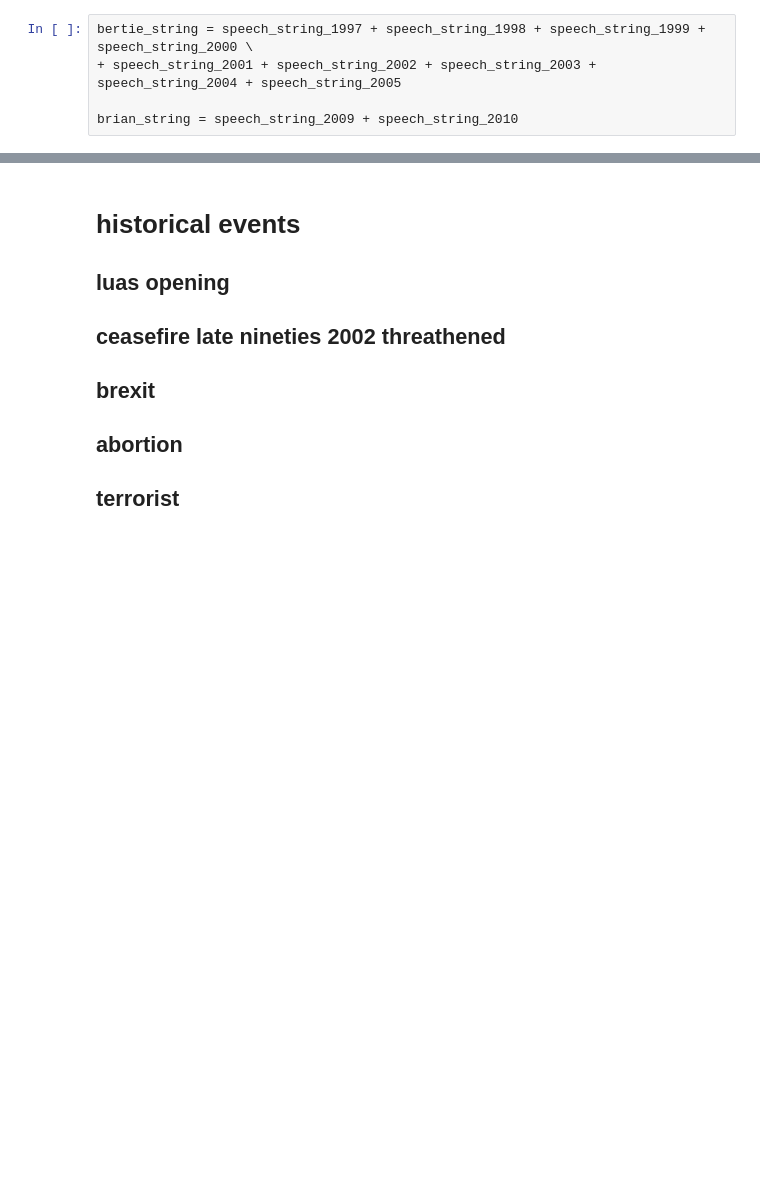
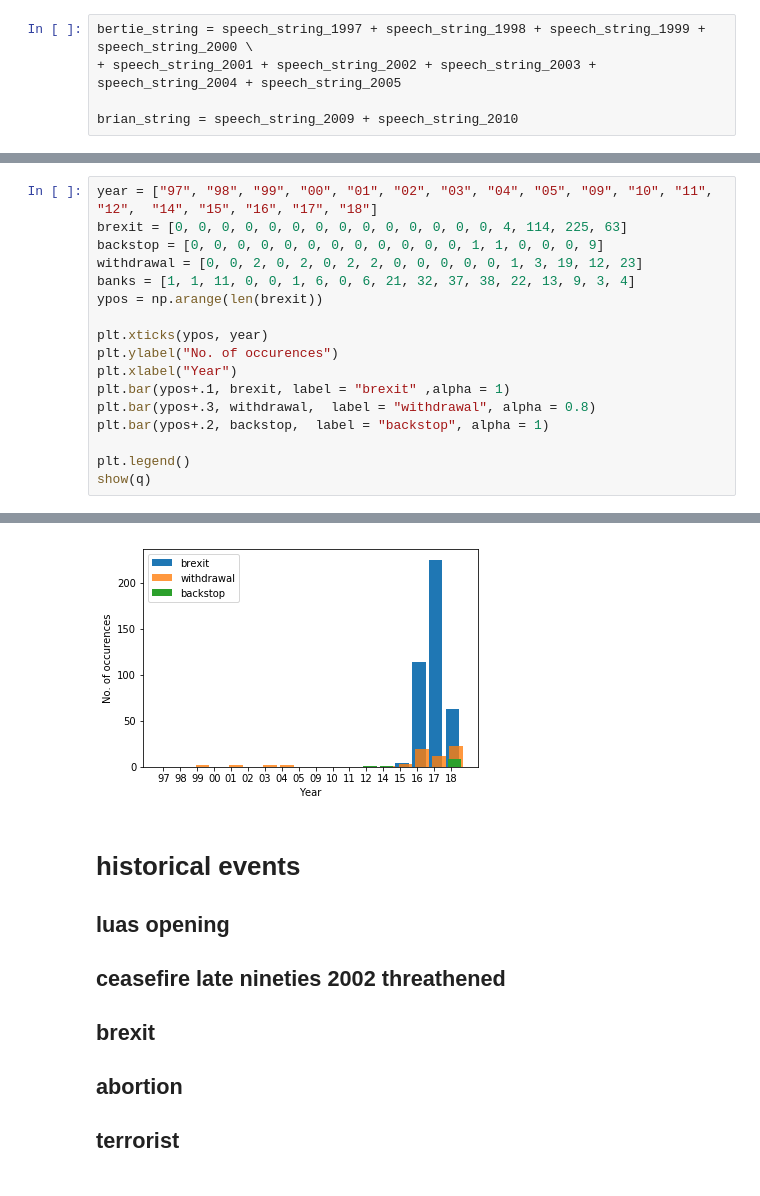
Before and after one commit to Johnny-Morgan/Python-Data-Science, a Jupyter notebook: Diploma Project.ipynb, the cells around one changed output, grey strips where cells are left out. Drawn from its saved outputs; the diff is of its cells as text; blank space fills up the shorter version.

```diff
--- a/Diploma Project.ipynb
+++ b/Diploma Project.ipynb
@@ -1060,0 +1403,18 @@ find_word("luas")
+# %%
+year = ["97", "98", "99", "00", "01", "02", "03", "04", "05", "09", "10", "11", "12",  "14", "15", "16", "17", "18"]
+brexit = [0, 0, 0, 0, 0, 0, 0, 0, 0, 0, 0, 0, 0, 0, 4, 114, 225, 63]
+backstop = [0, 0, 0, 0, 0, 0, 0, 0, 0, 0, 0, 0, 1, 1, 0, 0, 0, 9]
+withdrawal = [0, 0, 2, 0, 2, 0, 2, 2, 0, 0, 0, 0, 0, 1, 3, 19, 12, 23]
+banks = [1, 1, 11, 0, 0, 1, 6, 0, 6, 21, 32, 37, 38, 22, 13, 9, 3, 4]
+ypos = np.arange(len(brexit))
+
+plt.xticks(ypos, year)
+plt.ylabel("No. of occurences")
+plt.xlabel("Year")
+plt.bar(ypos+.1, brexit, label = "brexit" ,alpha = 1)
+plt.bar(ypos+.3, withdrawal,  label = "withdrawal", alpha = 0.8)
+plt.bar(ypos+.2, backstop,  label = "backstop", alpha = 1)
+
+plt.legend()
+show(q)
+# %% [output]
@@ -1061,3 +1423,4 @@ find_word("luas")
+[figure, added]
 # %% [markdown]
 # historical events
 ## luas opening
```
Also changed, not shown: parts of 59 cells of this notebook.
